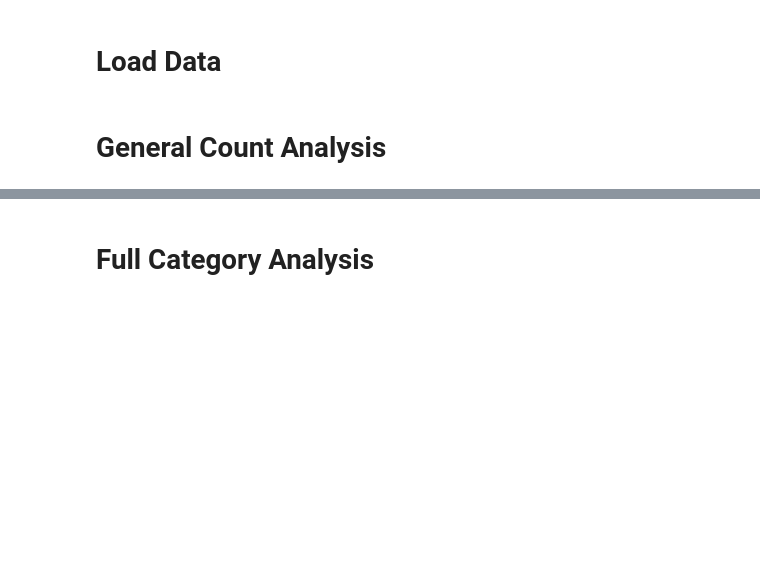
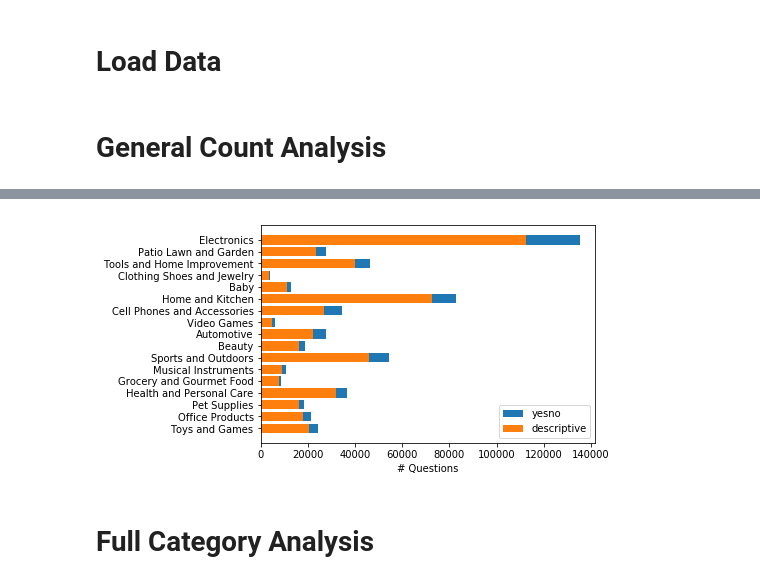
Before and after one commit to amazonqa/amazonqa, a Jupyter notebook: notebooks/AmazonQA_Full_Data_Analysis.ipynb, the cells around one changed output, grey strips where cells are left out. Saved outputs shown, nothing was run; the diff lists cells and outputs as text; code cells hidden in the pictures; blank space fills up the shorter version.

Commit message:
added question type distri

```diff
--- a/notebooks/AmazonQA_Full_Data_Analysis.ipynb
+++ b/notebooks/AmazonQA_Full_Data_Analysis.ipynb
@@ -478,0 +467,2 @@ Grocery_and_Gourmet_Food 285 1464 5790 13784
+# %%
+val_stats_map = compute_answerable_category_stats(val_df)
@@ -478,0 +487,2 @@ Grocery_and_Gourmet_Food 285 1464 5790 13784
+# %%
+test_stats_map = compute_answerable_category_stats(test_df)
@@ -478,0 +507,16 @@ Grocery_and_Gourmet_Food 285 1464 5790 13784
+# %%
+all_stats_map = {}
+for cat in CATEGORIES:
+    all_stats_map[cat] = {"#questions":0, '#yesno':0}
+
+for cat in CATEGORIES:
+    all_stats_map[cat]['#questions'] = train_stats_map[cat]['#questions'] + val_stats_map[cat]['#questions'] + test_stats_map[cat]['#questions']
+    all_stats_map[cat]['#yesno'] = train_stats_map[cat]['#yesno'] + val_stats_map[cat]['#yesno'] + test_stats_map[cat]['#yesno']
+# %%
+xlabels = CATEGORIES
+yesno = []
+desc = []
+for cat in xlabels:
+    y = all_stats_map[cat]['#yesno']
+    yesno.append(y)
+    desc.append(all_stats_map[cat]['#questions'] - y)
@@ -479,3 +525,20 @@ Grocery_and_Gourmet_Food 285 1464 5790 13784
+# %%
+f = plt.figure()
+
+cats = [x.replace("_", " ") for x in CATEGORIES]
+
+ind = range(len(xlabels))
+plt.yticks(ind, cats)
+plt.xlabel('# Questions')
+p1 = plt.barh(ind, yesno, left=desc)
+p2 = plt.barh(ind, desc)
+
+plt.legend( (p1[0], p2[0]), ('yesno', 'descriptive') )
+
+plt.show()
+f.savefig("question_type.pdf", bbox_inches='tight')
+# %% [output]
+[figure, added]
 # %% [markdown]
 # Full Category Analysis
 # %%
```
Also changed, not shown: parts of 15 cells of this notebook.
